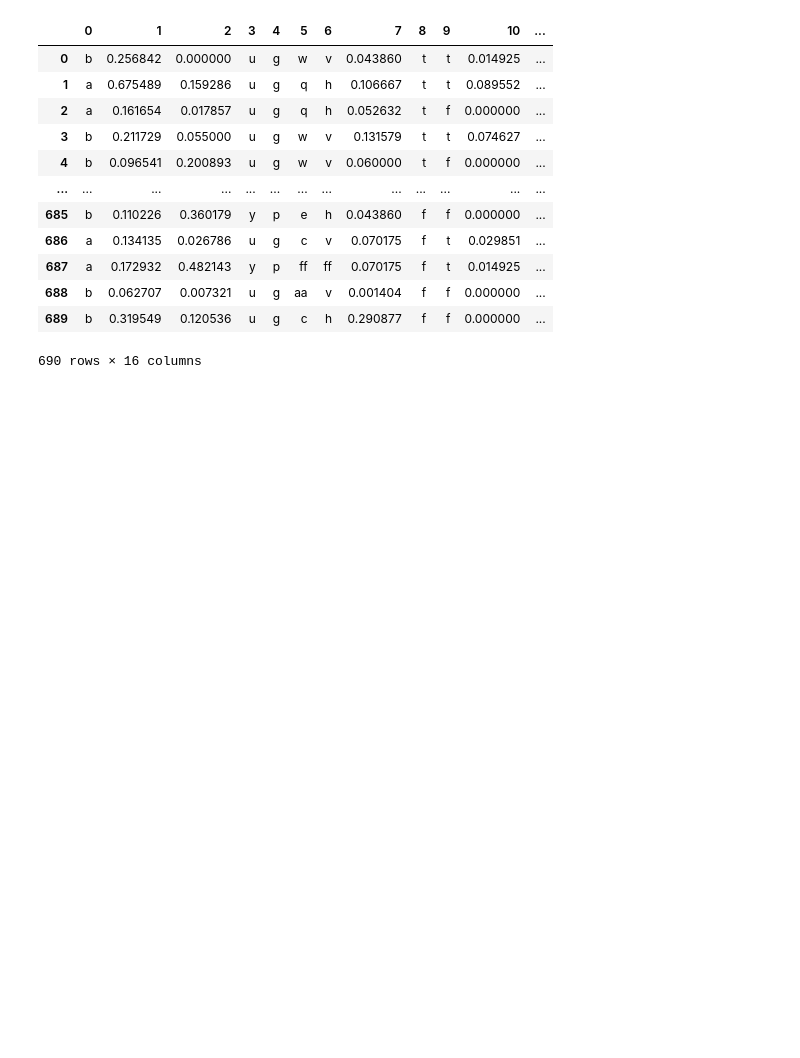
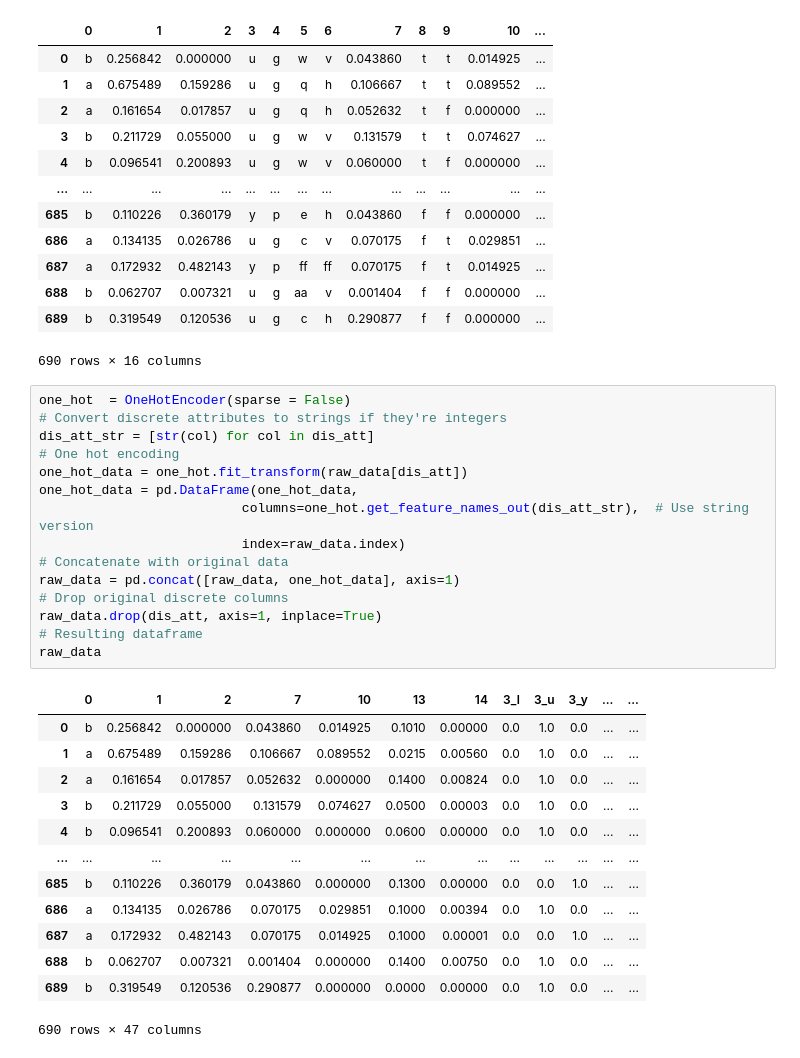
Before and after one commit to Arefe-Masnouie/data-mining, a Jupyter notebook: ML/supervised_learning/preprocessing/preprocessing.ipynb, the cells around one changed output. Saved outputs shown, nothing was run; the diff lists cells and outputs as text; blank space fills up the shorter version.

Commit message:
one_hot_encoder

```diff
--- a/ML/supervised_learning/preprocessing/preprocessing.ipynb
+++ b/ML/supervised_learning/preprocessing/preprocessing.ipynb
@@ -187,3 +187,32 @@ raw_data
 | 688 | b | 0.062707 | 0.007321 | u | g | aa | v | 0.001404 | f | f | 0.000000 | ... |
 | 689 | b | 0.319549 | 0.120536 | u | g | c | h | 0.290877 | f | f | 0.000000 | ... |
 690 rows × 16 columns
+# %%
+one_hot  = OneHotEncoder(sparse = False)
+# Convert discrete attributes to strings if they're integers
+dis_att_str = [str(col) for col in dis_att]
+# One hot encoding
+one_hot_data = one_hot.fit_transform(raw_data[dis_att])
+one_hot_data = pd.DataFrame(one_hot_data,
+                          columns=one_hot.get_feature_names_out(dis_att_str),  # Use string version
+                          index=raw_data.index)
+# Concatenate with original data
+raw_data = pd.concat([raw_data, one_hot_data], axis=1)
+# Drop original discrete columns
+raw_data.drop(dis_att, axis=1, inplace=True)
+# Resulting dataframe
+raw_data
+# %% [output]
+|  | 0 | 1 | 2 | 7 | 10 | 13 | 14 | 3_l | 3_u | 3_y | ... | ... |
+| 0 | b | 0.256842 | 0.000000 | 0.043860 | 0.014925 | 0.1010 | 0.00000 | 0.0 | 1.0 | 0.0 | ... | ... |
+| 1 | a | 0.675489 | 0.159286 | 0.106667 | 0.089552 | 0.0215 | 0.00560 | 0.0 | 1.0 | 0.0 | ... | ... |
+| 2 | a | 0.161654 | 0.017857 | 0.052632 | 0.000000 | 0.1400 | 0.00824 | 0.0 | 1.0 | 0.0 | ... | ... |
+| 3 | b | 0.211729 | 0.055000 | 0.131579 | 0.074627 | 0.0500 | 0.00003 | 0.0 | 1.0 | 0.0 | ... | ... |
+| 4 | b | 0.096541 | 0.200893 | 0.060000 | 0.000000 | 0.0600 | 0.00000 | 0.0 | 1.0 | 0.0 | ... | ... |
+| ... | ... | ... | ... | ... | ... | ... | ... | ... | ... | ... | ... | ... |
+| 685 | b | 0.110226 | 0.360179 | 0.043860 | 0.000000 | 0.1300 | 0.00000 | 0.0 | 0.0 | 1.0 | ... | ... |
+| 686 | a | 0.134135 | 0.026786 | 0.070175 | 0.029851 | 0.1000 | 0.00394 | 0.0 | 1.0 | 0.0 | ... | ... |
+| 687 | a | 0.172932 | 0.482143 | 0.070175 | 0.014925 | 0.1000 | 0.00001 | 0.0 | 0.0 | 1.0 | ... | ... |
+| 688 | b | 0.062707 | 0.007321 | 0.001404 | 0.000000 | 0.1400 | 0.00750 | 0.0 | 1.0 | 0.0 | ... | ... |
+| 689 | b | 0.319549 | 0.120536 | 0.290877 | 0.000000 | 0.0000 | 0.00000 | 0.0 | 1.0 | 0.0 | ... | ... |
+690 rows × 47 columns
```
Also changed, not shown: parts of 2 cells of this notebook.
